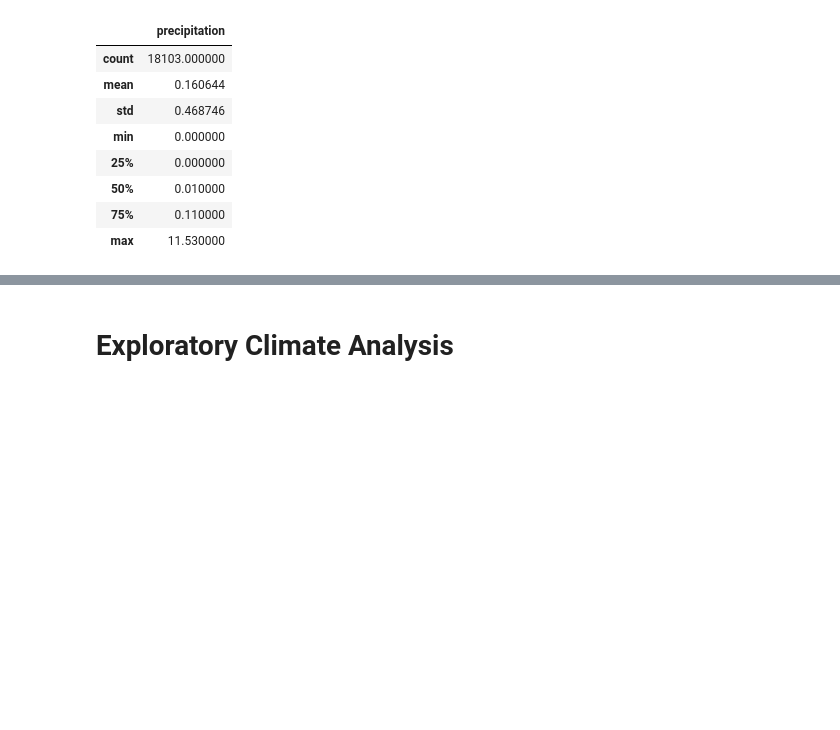
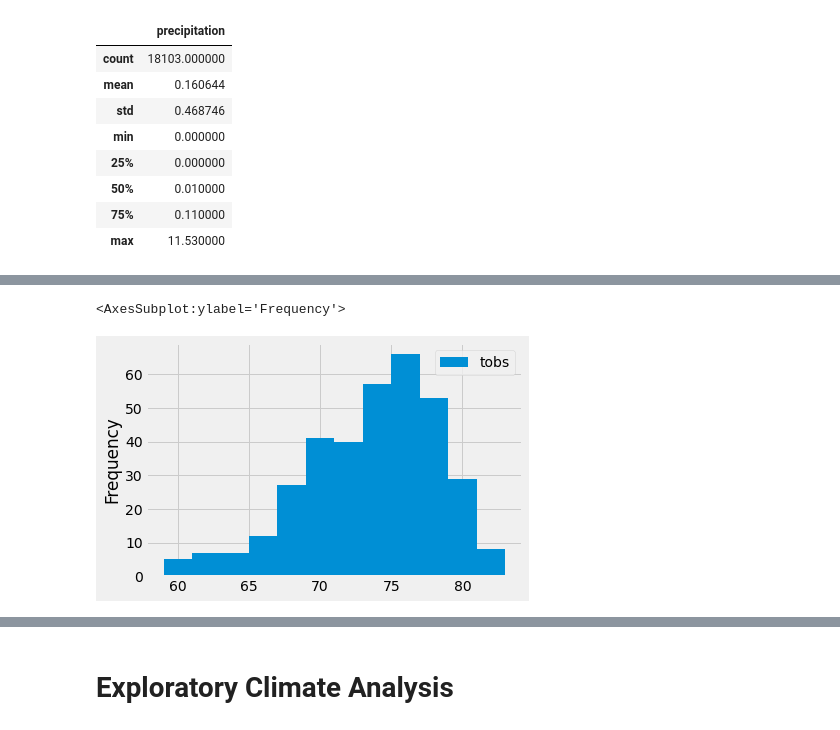
Before and after one commit to rrbauman/surfs_up, a Jupyter notebook: climate_analysis.ipynb, the cells around one changed output, grey strips where cells are left out. Drawn from its saved outputs; the diff is of its cells as text; code cells hidden in the pictures; blank space fills up the shorter version.

```diff
--- a/climate_analysis.ipynb
+++ b/climate_analysis.ipynb
@@ -181,0 +212,10 @@ df.describe()
+# %%
+#rb 9.3.4 plot the highest number of observations
+#rb Create a Query for the Temperature Observations
+#rb filter out all the stations except the most active station and recent year
+
+results = session.query(Measurement.tobs).\
+filter(Measurement.station == 'USC00519281').\
+filter(Measurement.date >= prev_year).all()
+
+print(results)
@@ -181,0 +224,5 @@ df.describe()
+# %%
+#rb Convert the Temperature Observation Results to a DataFrame
+
+df = pd.DataFrame(results, columns=['tobs'])
+print(df)
@@ -181,0 +244,9 @@ df.describe()
+# %%
+#rb Plot the Temperature Observations
+#rb A histogram is a graph made up of a range of data that is separated into different bins.
+#rb We're going to divide our temperature observations into 12 different bins
+
+df.plot.hist(bins=12)
+# %% [output]
+<AxesSubplot:ylabel='Frequency'>
+[figure, added]
```
Also changed, not shown: parts of 6 cells of this notebook.
